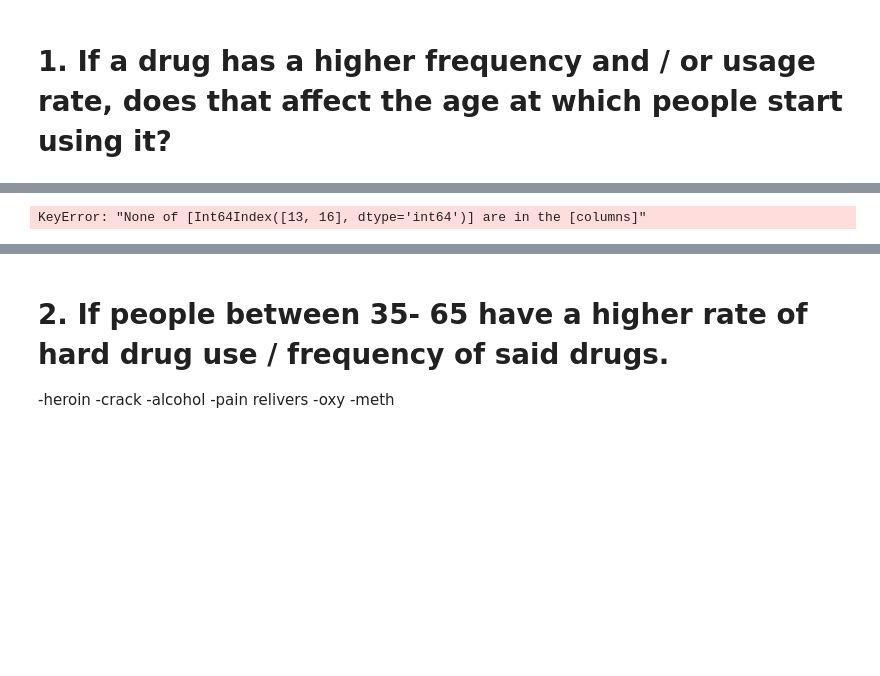
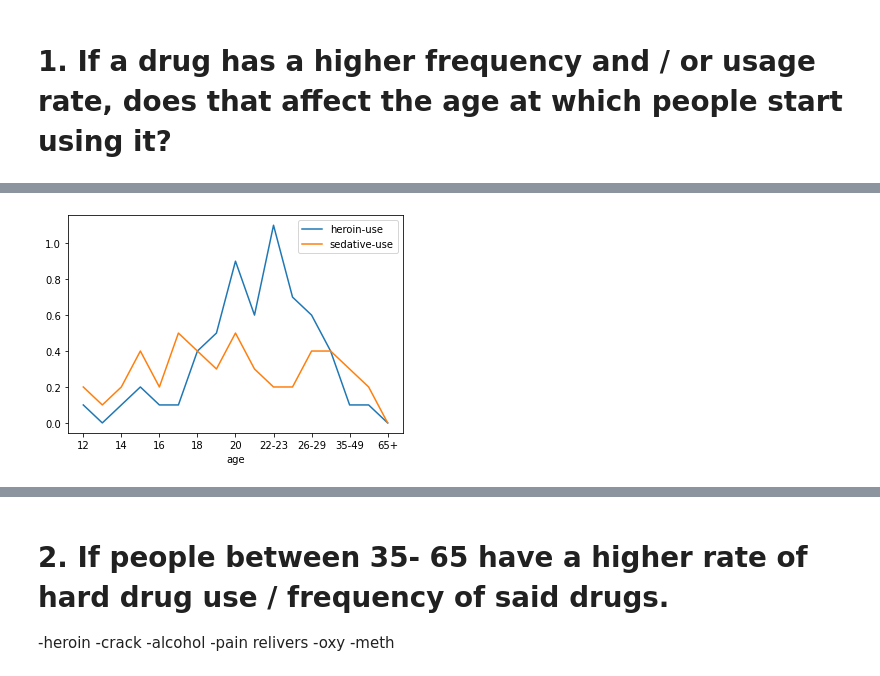
Before and after one commit to Monkeman9592/brandoncruz, a Jupyter notebook: data_druguse/drug use by age.ipynb, the cells around one changed output, grey strips where cells are left out. Drawn from its saved outputs; the diff is of its cells as text; code cells hidden in the pictures; blank space fills up the shorter version.

Commit message:
almost done
final graphs for project

```diff
--- a/data_druguse/drug use by age.ipynb
+++ b/data_druguse/drug use by age.ipynb
@@ -37,7 +57,5 @@ drug_use
 # %%
-age_30_65 = [30,60]
-
-drug_use.plot(x= age_30_65, y=["alcohol-use", "marijuana-use", "cocaine-use","crack-use","heroin-use","hallucinogen-use","inhalant-use","pain-releiver-use","tranquilizer-use", "stimulant-use","meth-use","sedative-use",])
+drug_use.plot(x= 'age', y=["heroin-use","sedative-use",])
 plt.show()
 # %% [output]
-KeyError: "None of [Int64Index([13, 16], dtype='int64')] are in the [columns]"
+[figure, added]
```
Also changed, not shown: parts of 25 cells of this notebook.
